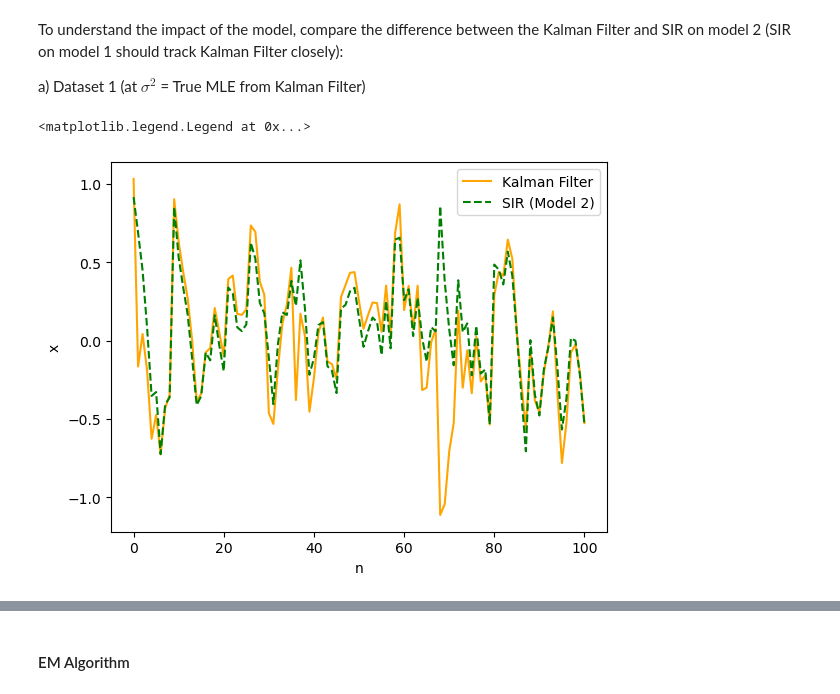
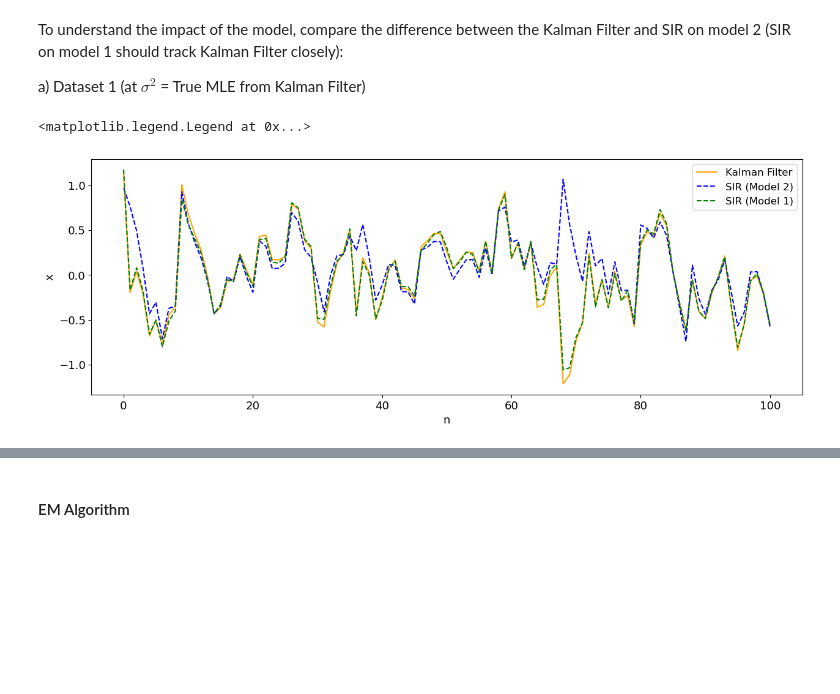
Before and after one commit to Gautam-Chauhan/Advanced-Simulation-Coursework, a Jupyter notebook: Q2.ipynb, the cells around one changed output, grey strips where cells are left out. Saved outputs shown, nothing was run; the diff lists cells and outputs as text; code cells hidden in the pictures; blank space fills up the shorter version.

Commit message:
Final modifications to graphs

```diff
--- a/Q2.ipynb
+++ b/Q2.ipynb
@@ -18,9 +18,9 @@ $Y_n^2 = X_n + \sigma \exp(\frac{X_n}{2}) W_n$
 # %% [markdown]
 Best found: 2,4,6,8
 # %%
-def generate_data(T):
+def generate_data(T,sigma):
 
-    sigma = 1
+    sigma = sigma
     rho = 0.8
     tau = 0.5
 
@@ -54,7 +54,7 @@ def generate_data(T):
 
     return x,y1,y2
 # %%
-x,y1,y2 = generate_data(100)
+x,y1,y2 = generate_data(100,sigma=1)
 # %%
 timesteps = np.arange(0,101)
 plt.figure(figsize=(15,5))
@@ -70,0 +73,7 @@ plt.legend(fontsize=15)
+# %%
+sigma2_vals = [0.5,1.0,1.5]
+colors=["blue","orange","yellow"]
+alphas = [1,1,1]
+timesteps = np.arange(101)
+for i in range(len(sigma2_vals)):
+    plt.plot(timesteps,generate_data(100,sigma2_vals[i])[1],color=colors[i],alpha=alphas[i])
@@ -382,15 +393,19 @@ To understand the impact of the model, compare the difference between the Kalman
 
 a) Dataset 1 (at $\sigma^2$ = True MLE from Kalman Filter)
 # %%
-unnormalised_weights2, X, samples, weights = SIR(y1,N=500,sigma2=1.17,model=2,run_number=0)
-mu_a, var_a, mu_b, var_b, m, S = kalman_filter(y1,sigma2=1.17)
+unnormalised_weights1, X1, samples1, weights1 = SIR(y1,N=500,sigma2=1,model=1,run_number=0)
+unnormalised_weights2, X2, samples2, weights2 = SIR(y1,N=500,sigma2=1,model=2,run_number=0)
+mu_a, var_a, mu_b, var_b, m, S = kalman_filter(y1,sigma2=1)
 # %%
 timesteps = np.arange(101)
+plt.figure(figsize=(15,5))
 plt.plot(timesteps,mu_a,color="orange",label="Kalman Filter")
-plt.plot(timesteps,np.sum(samples*weights,axis=0),color= "green",linestyle="--",label="SIR (Model 2)")
-plt.xlabel("n")
-plt.ylabel("x")
-plt.legend()
+plt.plot(timesteps,np.sum(samples2*weights2,axis=0),color="blue",linestyle="--",label="SIR (Model 2)")
+plt.plot(timesteps,np.sum(samples1*weights1,axis=0),color= "green",linestyle="--",label="SIR (Model 1)")
+plt.xlabel("n",fontsize=13)
+plt.ylabel("x",fontsize=13)
+plt.tick_params(labelsize=13)
+plt.legend(fontsize=12)
 # %% [output]
 <matplotlib.legend.Legend at 0x...>
-[figure, old version]
+[figure, new version]
```
Also changed, not shown: parts of 14 cells of this notebook, 2 other files.
